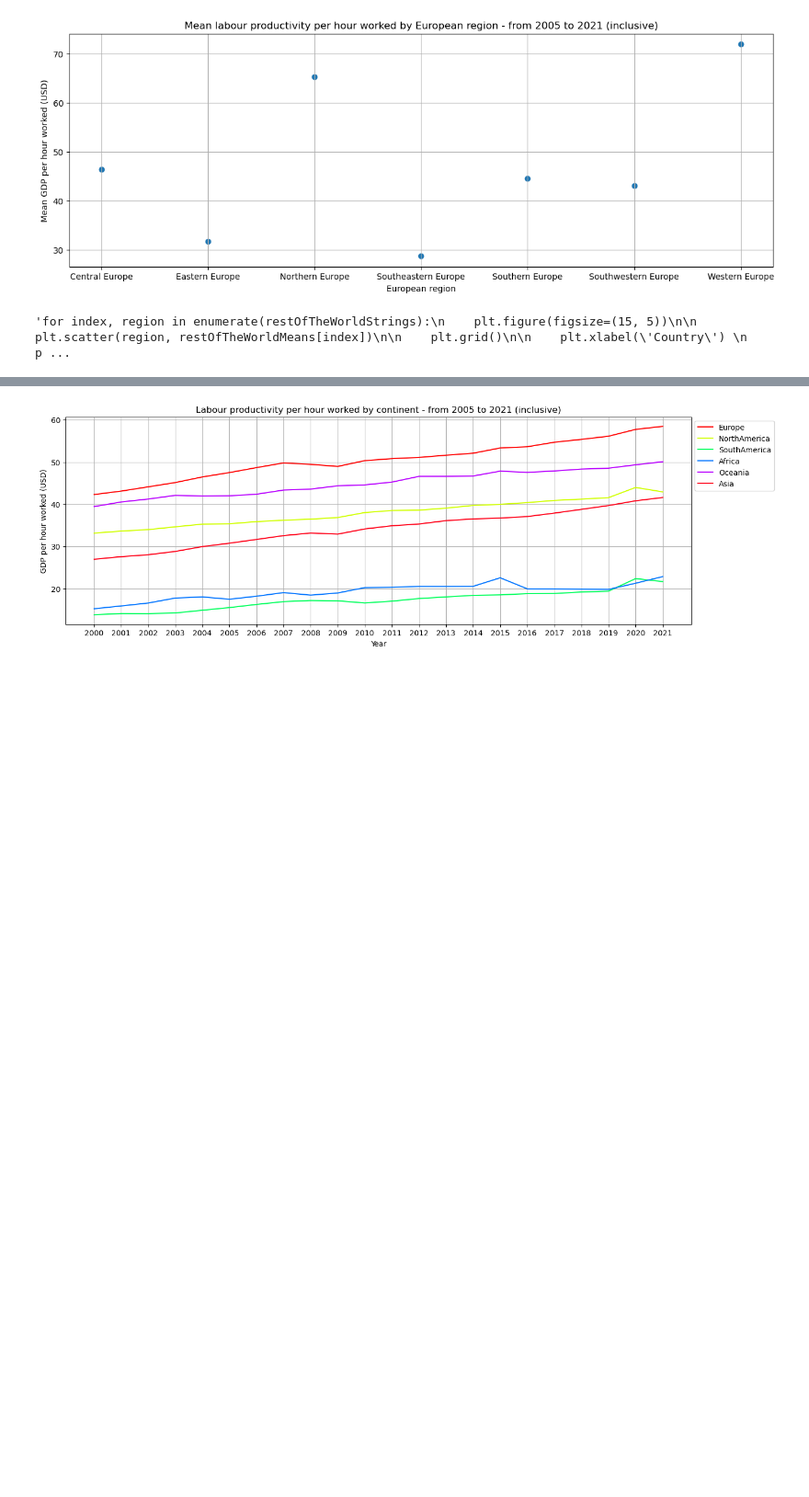
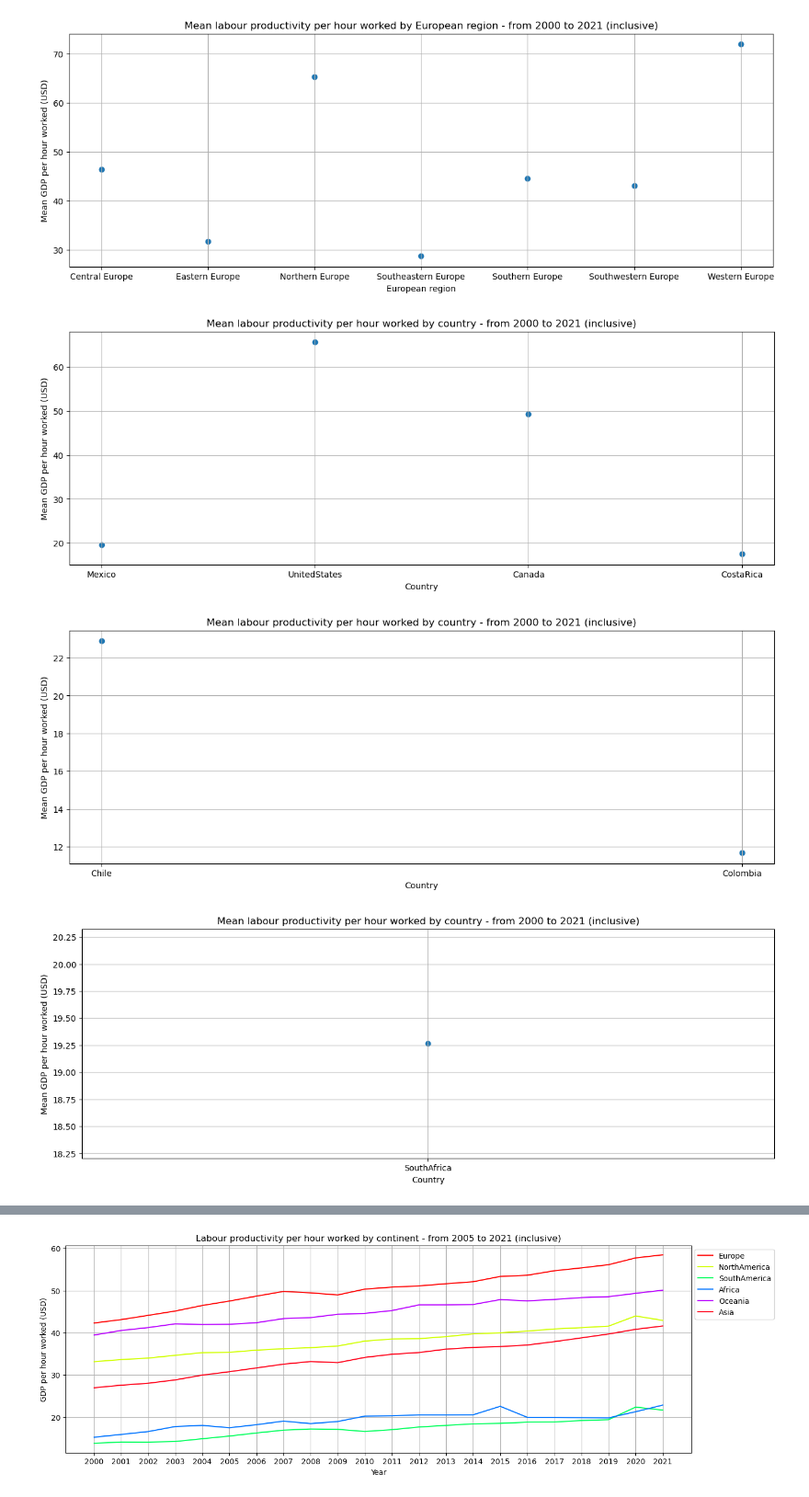
Before and after one commit to JoanneLin168/ADS-European-Productivity, a Jupyter notebook: Notebooks/gdpDataset.ipynb, the cells around one changed output, grey strips where cells are left out. Shown at 92% size. Drawn from its saved outputs; the diff is of its cells as text; code cells hidden in the pictures; blank space fills up the shorter version.

```diff
--- a/Notebooks/gdpDataset.ipynb
+++ b/Notebooks/gdpDataset.ipynb
@@ -294,18 +306,20 @@ plt.show()
 # %%
 # plots the mean labour productivity of every country within each continent (all but Europe)
 
 restOfTheWorldStrings = [['Mexico', 'UnitedStates', 'Canada', 'CostaRica'], ['Chile', 'Colombia'], ['SouthAfrica'], ['Australia', 'NewZealand'], ['Japan', 'Korea', 'Russia', 'Israel']]
 
-"""for index, region in enumerate(restOfTheWorldStrings):
+for index, region in enumerate(restOfTheWorldStrings):
     plt.figure(figsize=(15, 5))
 
     plt.scatter(region, restOfTheWorldMeans[index])
 
     plt.grid()
 
     plt.xlabel('Country')
     plt.ylabel('Mean GDP per hour worked (USD)')
-    plt.title("Mean labour productivity per hour worked by country - from 2005 to 2021 (inclusive)")
-    plt.show()"""
+    plt.title("Mean labour productivity per hour worked by country - from 2000 to 2021 (inclusive)")
+    plt.show()
 # %% [output]
-'for index, region in enumerate(restOfTheWorldStrings):\n    plt.figure(figsize=(15, 5))\n\n    plt.scatter(region, restOfTheWorldMeans[index])\n\n    plt.grid()\n\n    plt.xlabel(\'Country\') \n    p ...
+[figure, added]
+[figure, added]
+[figure, added]
```
Also changed, not shown: parts of 8 cells of this notebook, 1 other file.
